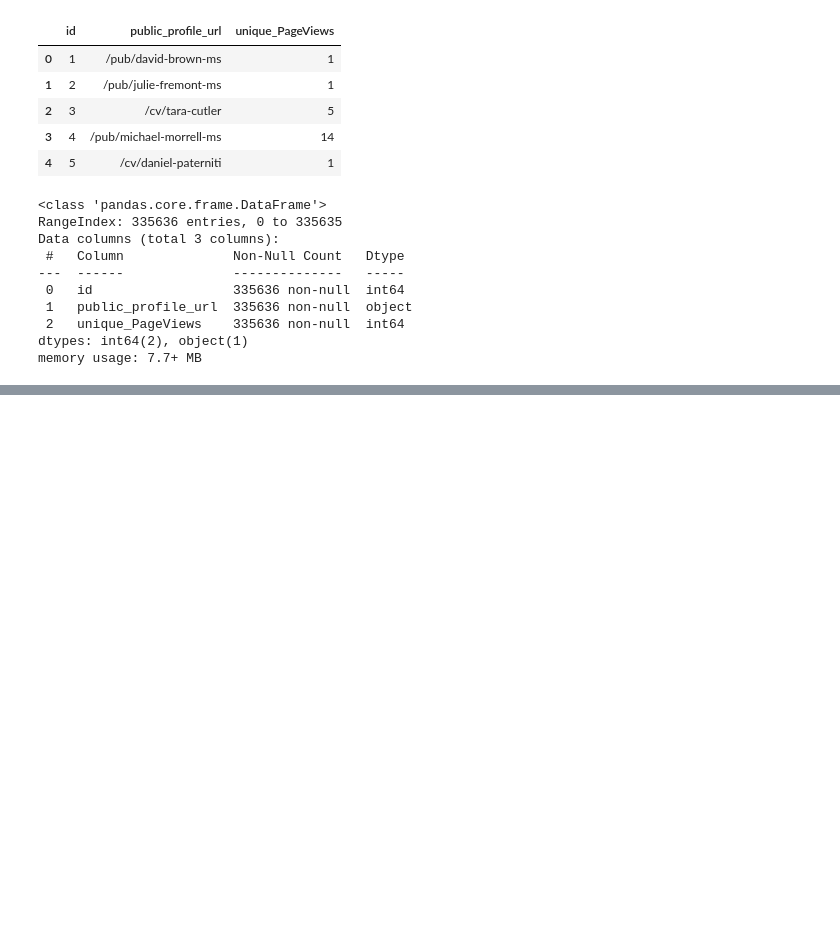
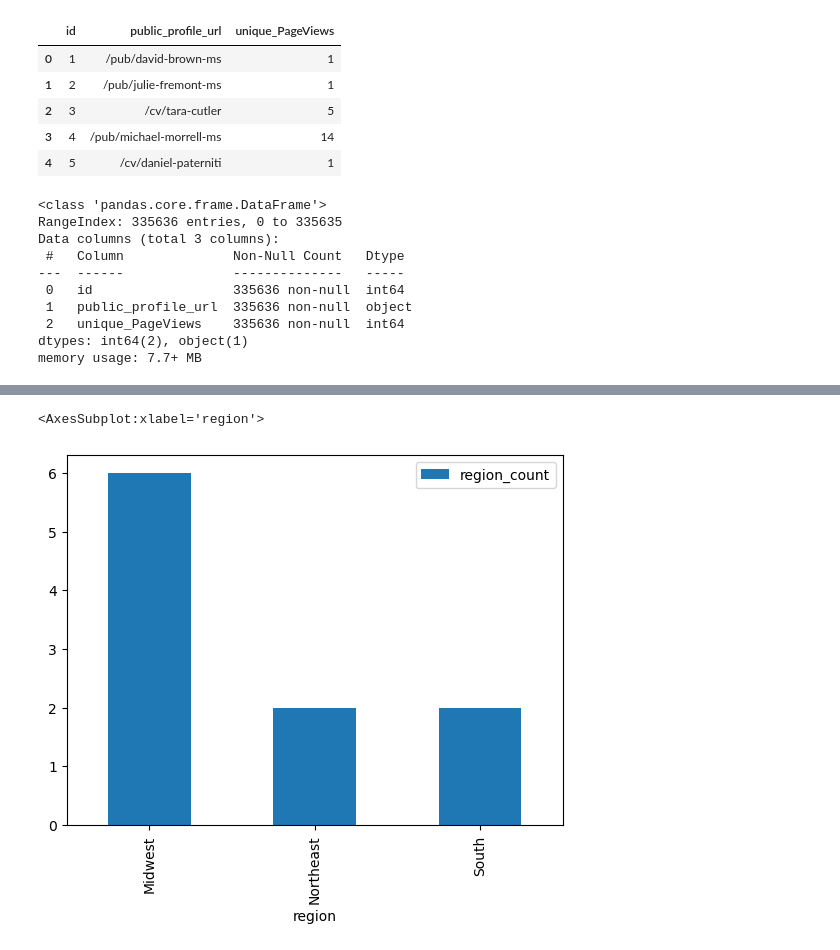
Before and after one commit to mindyng/Take-Homes, a Jupyter notebook: doximity-take-home-re-do.ipynb, the cells around one changed output, grey strips where cells are left out. Drawn from its saved outputs; the diff is of its cells as text; code cells hidden in the pictures; blank space fills up the shorter version.

```diff
--- a/doximity-take-home-re-do.ipynb
+++ b/doximity-take-home-re-do.ipynb
@@ -161,0 +310,6 @@ ORDER BY 2 DESC
+# %%
+top10internal_regions = pd.read_csv('/kaggle/input/doximity/top10internal_regions.csv')
+top10internal_regions.plot(x = 'region', y = 'region_count', kind = 'bar')
+# %% [output]
+<AxesSubplot:xlabel='region'>
+[figure, added]
```
Also changed, not shown: parts of 9 cells of this notebook.
